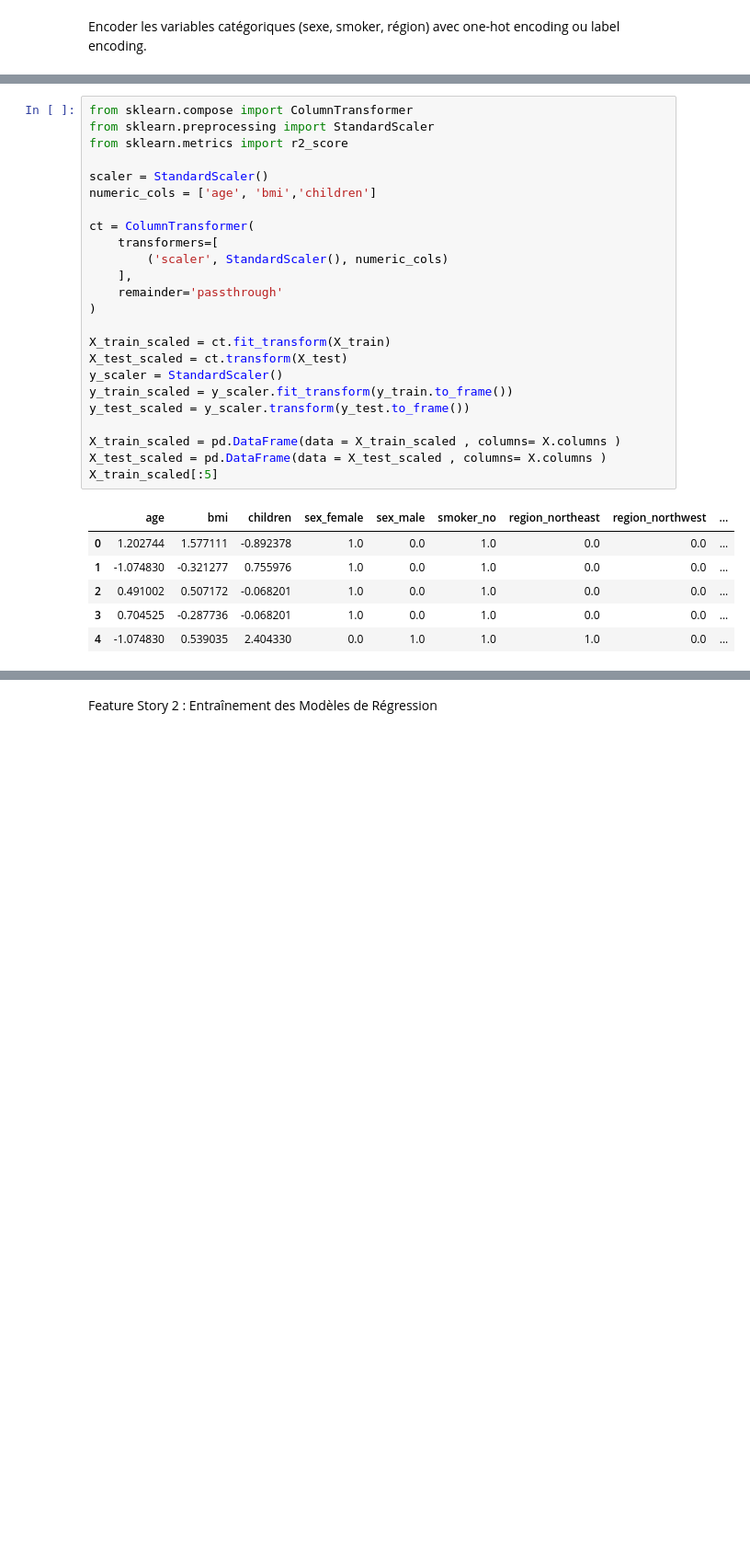
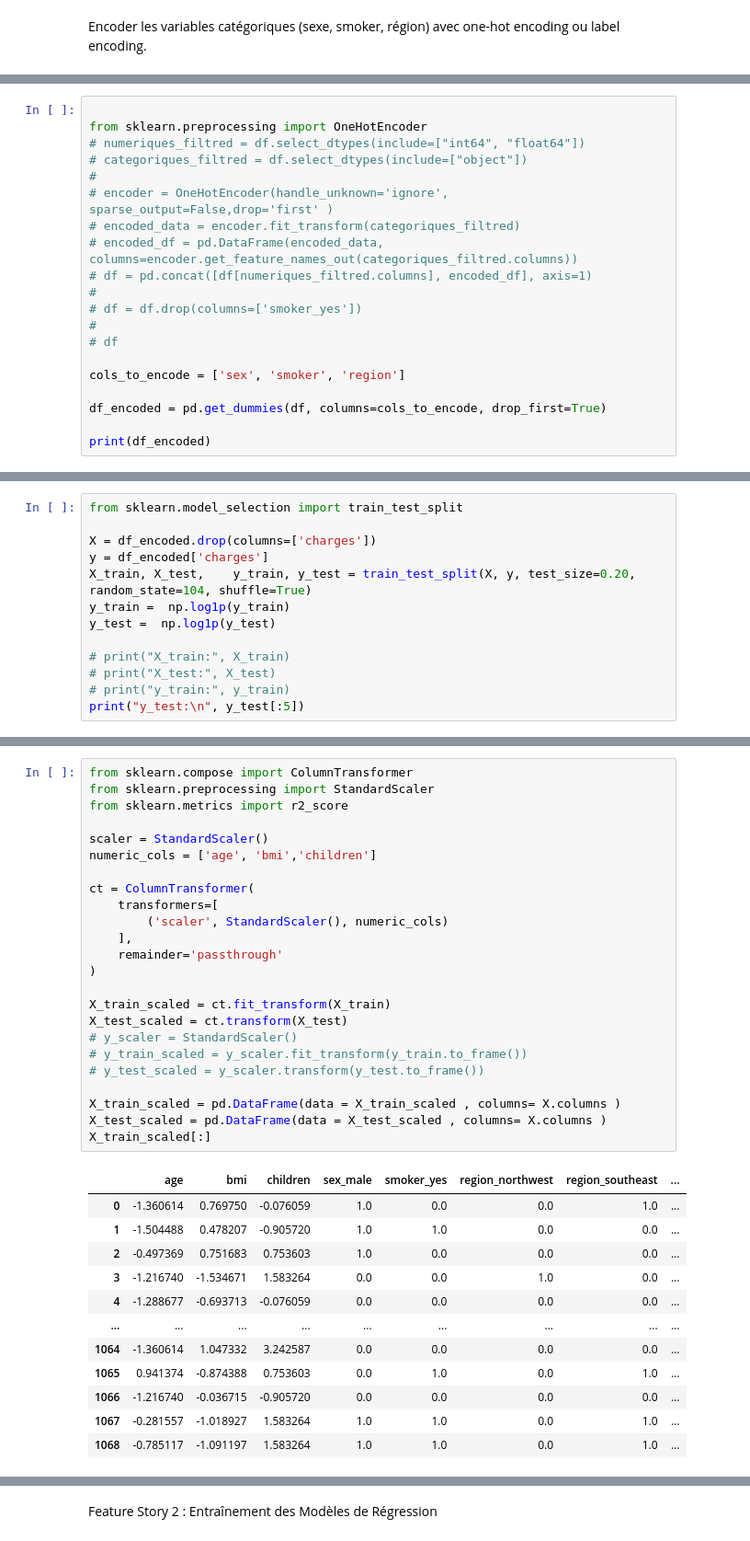
Before and after one commit to YounessBoumeshouli/Assurance_Pred, a Jupyter notebook: main.ipynb, the cells around one changed output, grey strips where cells are left out. Shown: that part at 92% size. Cells and saved outputs as stored; diff of their text form; blank space fills up the shorter version.

```diff
--- a/main.ipynb
+++ b/main.ipynb
@@ -319,0 +294,20 @@ df_filtered
+# %%
+
+from sklearn.preprocessing import OneHotEncoder
+# numeriques_filtred = df.select_dtypes(include=["int64", "float64"])
+# categoriques_filtred = df.select_dtypes(include=["object"])
+#
+# encoder = OneHotEncoder(handle_unknown='ignore', sparse_output=False,drop='first' )
+# encoded_data = encoder.fit_transform(categoriques_filtred)
+# encoded_df = pd.DataFrame(encoded_data, columns=encoder.get_feature_names_out(categoriques_filtred.columns))
+# df = pd.concat([df[numeriques_filtred.columns], encoded_df], axis=1)
+#
+# df = df.drop(columns=['smoker_yes'])
+#
+# df
+
+cols_to_encode = ['sex', 'smoker', 'region']
+
+df_encoded = pd.get_dummies(df, columns=cols_to_encode, drop_first=True)
+
+print(df_encoded)
@@ -391,0 +387,13 @@ Name: charges, dtype: float64
+# %%
+from sklearn.model_selection import train_test_split
+
+X = df_encoded.drop(columns=['charges'])
+y = df_encoded['charges']
+X_train, X_test,    y_train, y_test = train_test_split(X, y, test_size=0.20, random_state=104, shuffle=True)
+y_train =  np.log1p(y_train)
+y_test =  np.log1p(y_test)
+
+# print("X_train:", X_train)
+# print("X_test:", X_test)
+# print("y_train:", y_train)
+print("y_test:\n", y_test[:5])
@@ -392,31 +408,37 @@ Name: charges, dtype: float64
 # %%
 from sklearn.compose import ColumnTransformer
 from sklearn.preprocessing import StandardScaler
 from sklearn.metrics import r2_score
 
 scaler = StandardScaler()
 numeric_cols = ['age', 'bmi','children']
 
 ct = ColumnTransformer(
     transformers=[
         ('scaler', StandardScaler(), numeric_cols)
     ],
     remainder='passthrough'
 )
 
 X_train_scaled = ct.fit_transform(X_train)
 X_test_scaled = ct.transform(X_test)
-y_scaler = StandardScaler()
-y_train_scaled = y_scaler.fit_transform(y_train.to_frame())
-y_test_scaled = y_scaler.transform(y_test.to_frame())
+# y_scaler = StandardScaler()
+# y_train_scaled = y_scaler.fit_transform(y_train.to_frame())
+# y_test_scaled = y_scaler.transform(y_test.to_frame())
 
 X_train_scaled = pd.DataFrame(data = X_train_scaled , columns= X.columns )
 X_test_scaled = pd.DataFrame(data = X_test_scaled , columns= X.columns )
-X_train_scaled[:5]
+X_train_scaled[:]
 # %% [output]
-|  | age | bmi | children | sex_female | sex_male | smoker_no | region_northeast | region_northwest | ... |
-| 0 | 1.202744 | 1.577111 | -0.892378 | 1.0 | 0.0 | 1.0 | 0.0 | 0.0 | ... |
-| 1 | -1.074830 | -0.321277 | 0.755976 | 1.0 | 0.0 | 1.0 | 0.0 | 0.0 | ... |
-| 2 | 0.491002 | 0.507172 | -0.068201 | 1.0 | 0.0 | 1.0 | 0.0 | 0.0 | ... |
-| 3 | 0.704525 | -0.287736 | -0.068201 | 1.0 | 0.0 | 1.0 | 0.0 | 0.0 | ... |
-| 4 | -1.074830 | 0.539035 | 2.404330 | 0.0 | 1.0 | 1.0 | 1.0 | 0.0 | ... |
+|  | age | bmi | children | sex_male | smoker_yes | region_northwest | region_southeast | ... |
+| 0 | -1.360614 | 0.769750 | -0.076059 | 1.0 | 0.0 | 0.0 | 1.0 | ... |
+| 1 | -1.504488 | 0.478207 | -0.905720 | 1.0 | 1.0 | 0.0 | 0.0 | ... |
+| 2 | -0.497369 | 0.751683 | 0.753603 | 1.0 | 0.0 | 0.0 | 0.0 | ... |
+| 3 | -1.216740 | -1.534671 | 1.583264 | 0.0 | 0.0 | 1.0 | 0.0 | ... |
+| 4 | -1.288677 | -0.693713 | -0.076059 | 0.0 | 0.0 | 0.0 | 0.0 | ... |
+| ... | ... | ... | ... | ... | ... | ... | ... | ... |
+| 1064 | -1.360614 | 1.047332 | 3.242587 | 0.0 | 0.0 | 0.0 | 0.0 | ... |
+| 1065 | 0.941374 | -0.874388 | 0.753603 | 0.0 | 1.0 | 0.0 | 1.0 | ... |
+| 1066 | -1.216740 | -0.036715 | -0.905720 | 0.0 | 0.0 | 0.0 | 0.0 | ... |
+| 1067 | -0.281557 | -1.018927 | 1.583264 | 1.0 | 1.0 | 0.0 | 1.0 | ... |
+| 1068 | -0.785117 | -1.091197 | 1.583264 | 1.0 | 1.0 | 0.0 | 1.0 | ... |
```
Also changed, not shown: parts of 28 cells of this notebook.
